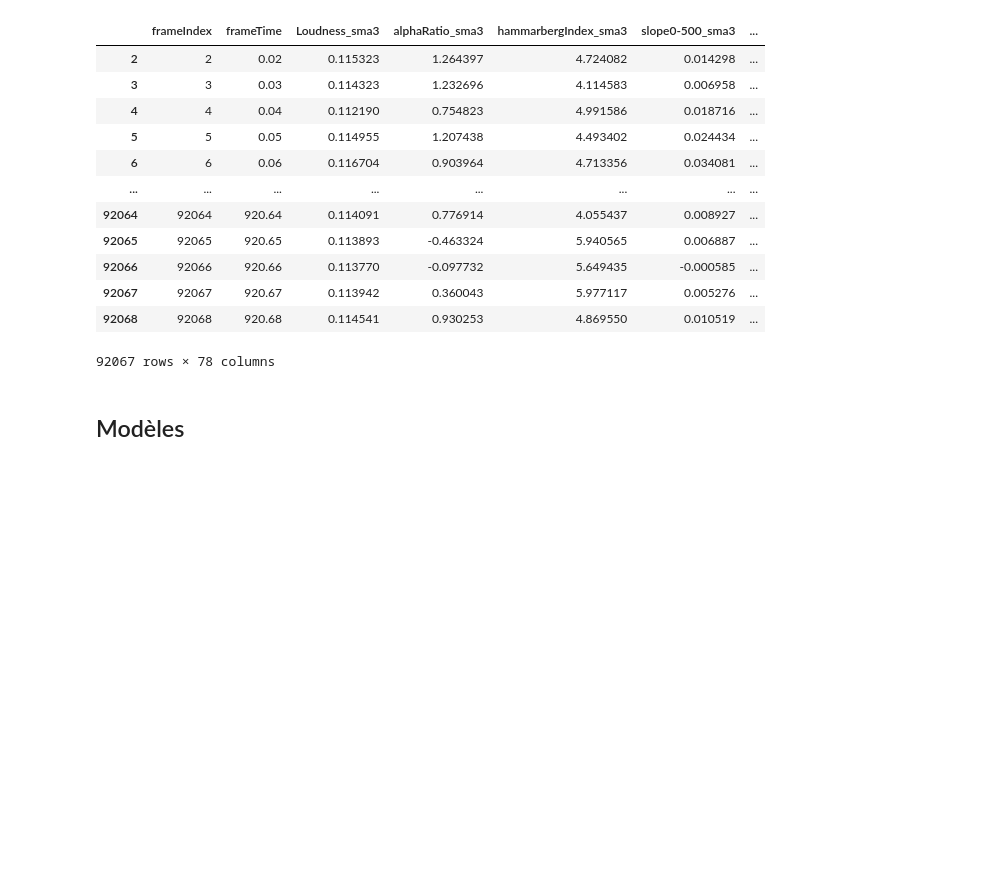
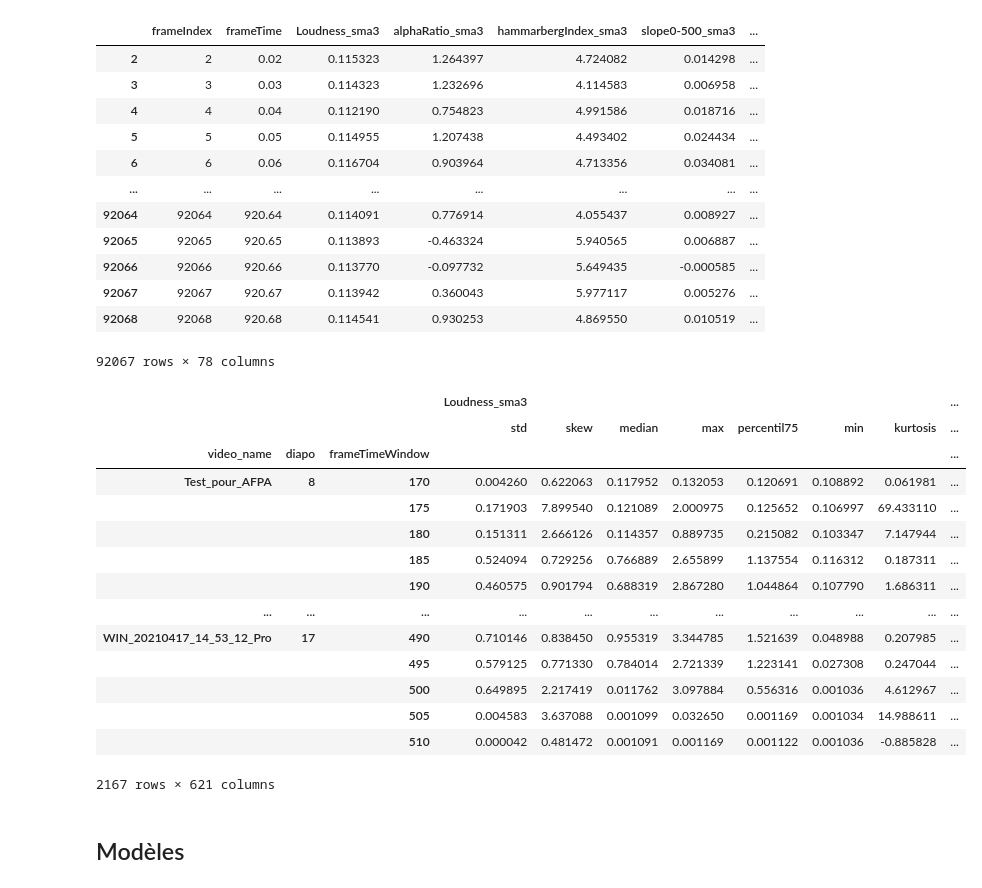
Before and after one commit to Projet-Fil-Rouge-AFPA/filrouge, a Jupyter notebook: Notebook_Laurent_2_TimeWindow.ipynb, the cells around one changed output. Cells and saved outputs as stored; diff of their text form; code cells hidden in the pictures; blank space fills up the shorter version.

Commit message:
Laurent Audio diapos

```diff
--- a/Notebook_Laurent_2_TimeWindow.ipynb
+++ b/Notebook_Laurent_2_TimeWindow.ipynb
@@ -232,11 +227,29 @@ X.to_pickle(directory_path + '/audio_' + features + '_tw5_data_X.p')
 y.to_pickle(directory_path + '/audio_' + features + '_tw5_data_y.p')
 # %%
 from scipy.stats import kurtosis, skew
-X_audio = df_total.loc[df_total['diapo'].isin([8, 9, 10, 11, 17]),:].iloc[:,2:].groupby(['video_name','diapo']).agg({'mean','min','max', 'median', 'std', percentil25, percentil75, kurtosis, skew}).iloc[:,:-18]
-y_audio = df_total.loc[df_total['diapo'].isin([8, 9, 10, 11, 17]),:].iloc[:,2:].groupby(['video_name','diapo']).agg({'stress':'mean'}).iloc[:,-1]
+X_audio = df_total.loc[df_total['diapo'].isin([8, 9, 10, 11, 17]),:].iloc[:,2:].groupby(['video_name','diapo','frameTimeWindow']).agg({'mean','min','max', 'median', 'std', percentil25, percentil75, kurtosis, skew}).iloc[:,:-18]
+y_audio = df_total.loc[df_total['diapo'].isin([8, 9, 10, 11, 17]),:].iloc[:,2:].groupby(['video_name','diapo','frameTimeWindow']).agg({'stress':'mean'}).iloc[:,-1]
 # %%
 X_audio.to_pickle(directory_path + '/audio_' + features + '_tw5_data_X_audio_questions_only.p')
 y_audio.to_pickle(directory_path + '/audio_' + features + '_tw5_data_y_audio_questions_only.p')
+# %%
+X_audio
+# %% [output]
+|  |  |  | Loudness_sma3 |  |  |  |  |  |  | ... |
+|  |  |  | std | skew | median | max | percentil75 | min | kurtosis | ... |
+| video_name | diapo | frameTimeWindow |  |  |  |  |  |  |  | ... |
+| Test_pour_AFPA | 8 | 170 | 0.004260 | 0.622063 | 0.117952 | 0.132053 | 0.120691 | 0.108892 | 0.061981 | ... |
+|  |  | 175 | 0.171903 | 7.899540 | 0.121089 | 2.000975 | 0.125652 | 0.106997 | 69.433110 | ... |
+|  |  | 180 | 0.151311 | 2.666126 | 0.114357 | 0.889735 | 0.215082 | 0.103347 | 7.147944 | ... |
+|  |  | 185 | 0.524094 | 0.729256 | 0.766889 | 2.655899 | 1.137554 | 0.116312 | 0.187311 | ... |
+|  |  | 190 | 0.460575 | 0.901794 | 0.688319 | 2.867280 | 1.044864 | 0.107790 | 1.686311 | ... |
+| ... | ... | ... | ... | ... | ... | ... | ... | ... | ... | ... |
+| WIN_20210417_14_53_12_Pro | 17 | 490 | 0.710146 | 0.838450 | 0.955319 | 3.344785 | 1.521639 | 0.048988 | 0.207985 | ... |
+|  |  | 495 | 0.579125 | 0.771330 | 0.784014 | 2.721339 | 1.223141 | 0.027308 | 0.247044 | ... |
+|  |  | 500 | 0.649895 | 2.217419 | 0.011762 | 3.097884 | 0.556316 | 0.001036 | 4.612967 | ... |
+|  |  | 505 | 0.004583 | 3.637088 | 0.001099 | 0.032650 | 0.001169 | 0.001034 | 14.988611 | ... |
+|  |  | 510 | 0.000042 | 0.481472 | 0.001091 | 0.001169 | 0.001122 | 0.001036 | -0.885828 | ... |
+2167 rows × 621 columns
 # %% [markdown]
 ## Modèles
 # %%
```
Also changed, not shown: parts of 65 cells of this notebook, 18 other files.
